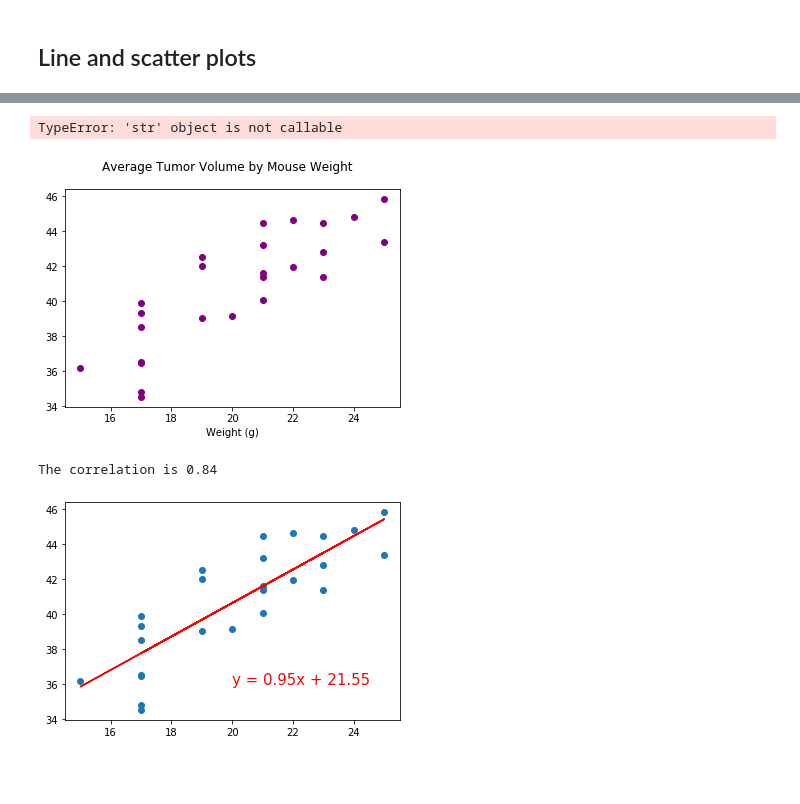
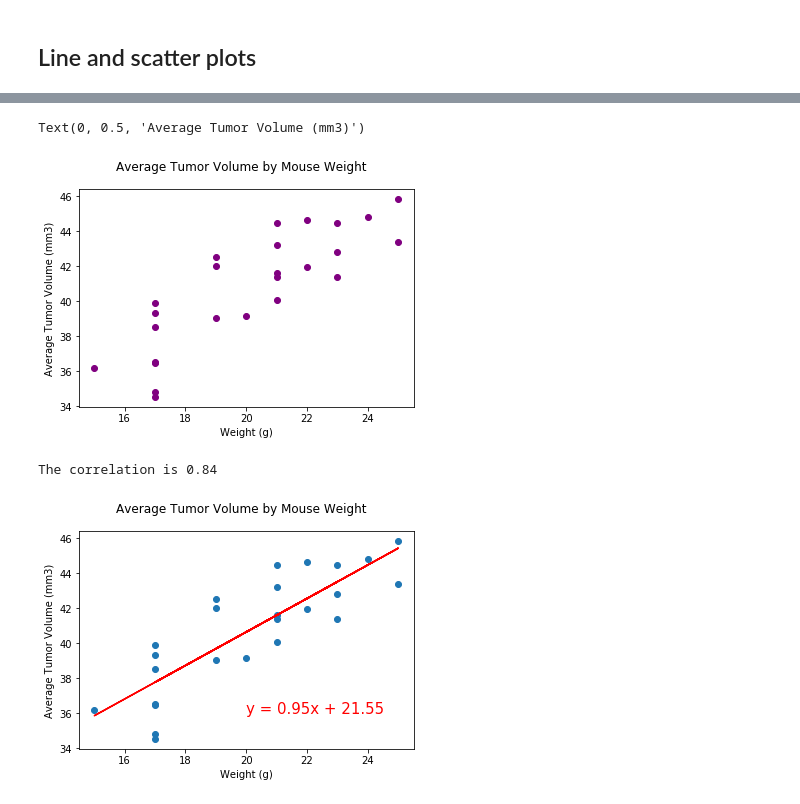
Before and after one commit to hal-pemulis/Matplotlib-Challenge, a Jupyter notebook: pymaceuticalsHW.ipynb, the cells around one changed output, grey strips where cells are left out. Cells and saved outputs as stored; diff of their text form; code cells hidden in the pictures; blank space fills up the shorter version.

```diff
--- a/pymaceuticalsHW.ipynb
+++ b/pymaceuticalsHW.ipynb
@@ -190,26 +201,27 @@ weight = weight.sort_index()
 plt.scatter(weight,tumor_means,color='purple')
 plt.suptitle("Average Tumor Volume by Mouse Weight")
 plt.xlabel("Weight (g)")
-
-# TODO: Why isn't this working?
-plt.ylabel("Average Tumor Volume")
+plt.ylabel("Average Tumor Volume (mm3)")
 # %% [output]
-TypeError: 'str' object is not callable
+Text(0, 0.5, 'Average Tumor Volume (mm3)')
-[figure, old version]
+[figure, new version]
 # %%
 # Calculate the correlation coefficient and linear regression model
 # for mouse weight and average tumor volume for the Capomulin regimen
 
 correlation = st.pearsonr(weight,tumor_means)
 print(f'The correlation is {round(correlation[0],2)}')
 
 (slope, intercept, rvalue, pvalue, stderr) = st.linregress(weight, tumor_means)
 regress_values = weight * slope + intercept
-line_eq = "y = " + str(round(slope,2)) + "x + " + str(round(intercept,2))
+lineeq = "y = " + str(round(slope,2)) + "x + " + str(round(intercept,2))
 plt.scatter(weight,tumor_means)
 plt.plot(weight,regress_values,"r-")
-plt.annotate(line_eq,(20,36),color='red',fontsize=15)
+plt.annotate(lineeq,(20,36),color='red',fontsize=15)
+plt.suptitle("Average Tumor Volume by Mouse Weight")
+plt.xlabel("Weight (g)")
+plt.ylabel("Average Tumor Volume (mm3)")
 plt.show()
 # %% [output]
 The correlation is 0.84
-[figure, old version]
+[figure, new version]
```
Also changed, not shown: parts of 6 cells of this notebook.
